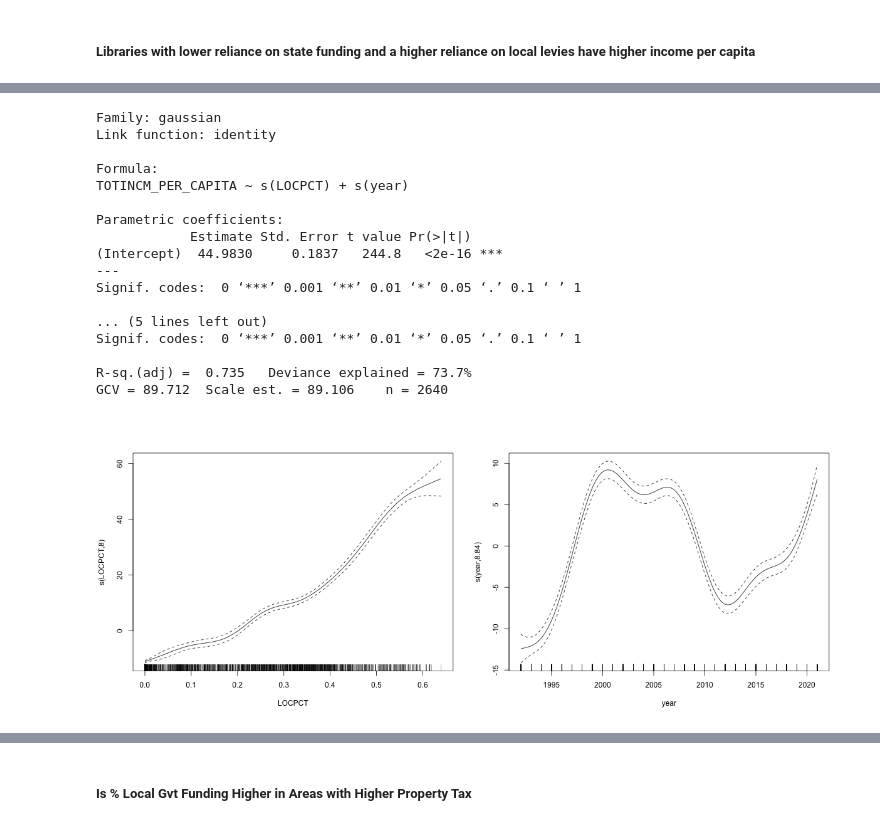
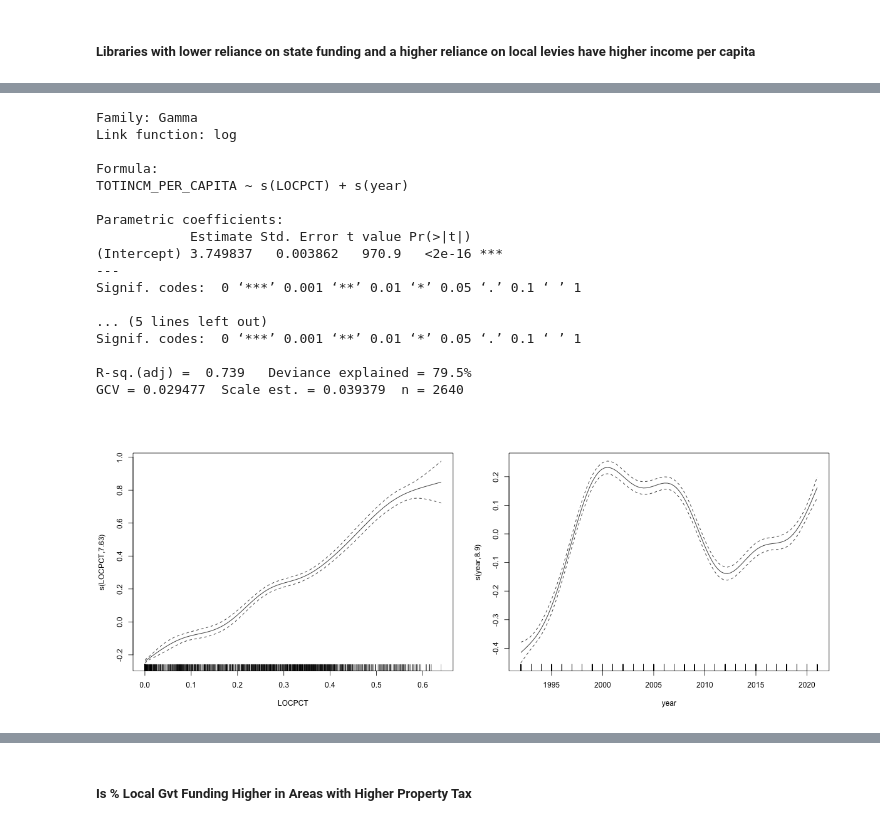
Before and after one commit to aishichandra/Ohio-Library-final, a Jupyter notebook: analysis.ipynb, the cells around one changed output, grey strips where cells are left out. Cells and saved outputs as stored; diff of their text form; code cells hidden in the pictures.

```diff
--- a/analysis.ipynb
+++ b/analysis.ipynb
@@ -584,33 +600,33 @@ compMedInc['STGPCT'] = compMedInc['STGVT'] / compMedInc['TOTINCM']
 # %%
 %%R -i compMedInc -w 1200
 library(mgcv)
 library(dplyr)
 
 
 
-gam_model <- gam(TOTINCM_PER_CAPITA ~ s(LOCPCT) + s(year), data = compMedInc)
+gam_model <- gam(TOTINCM_PER_CAPITA ~ s(LOCPCT) + s(year),family = Gamma(link = 'log'), data = compMedInc)
 print(summary(gam_model))
 
 plot(gam_model, pages = 1, scale = 0)
 # %% [output]
-Family: gaussian
-Link function: identity
+Family: Gamma
+Link function: log
 
 Formula:
 TOTINCM_PER_CAPITA ~ s(LOCPCT) + s(year)
 
 Parametric coefficients:
             Estimate Std. Error t value Pr(>|t|)
-(Intercept)  44.9830     0.1837   244.8   <2e-16 ***
+(Intercept) 3.749837   0.003862   970.9   <2e-16 ***
 ---
 Signif. codes:  0 ‘***’ 0.001 ‘**’ 0.01 ‘*’ 0.05 ‘.’ 0.1 ‘ ’ 1
 
 ... (5 lines left out)
 Signif. codes:  0 ‘***’ 0.001 ‘**’ 0.01 ‘*’ 0.05 ‘.’ 0.1 ‘ ’ 1
 
-R-sq.(adj) =  0.735   Deviance explained = 73.7%
-GCV = 89.712  Scale est. = 89.106    n = 2640
+R-sq.(adj) =  0.739   Deviance explained = 79.5%
+GCV = 0.029477  Scale est. = 0.039379  n = 2640
-[figure, old version]
+[figure, new version]
 # %%
 %%R -i compMedInc -w 1200
 library(mgcv)
```
Also changed, not shown: parts of 4 cells of this notebook.
